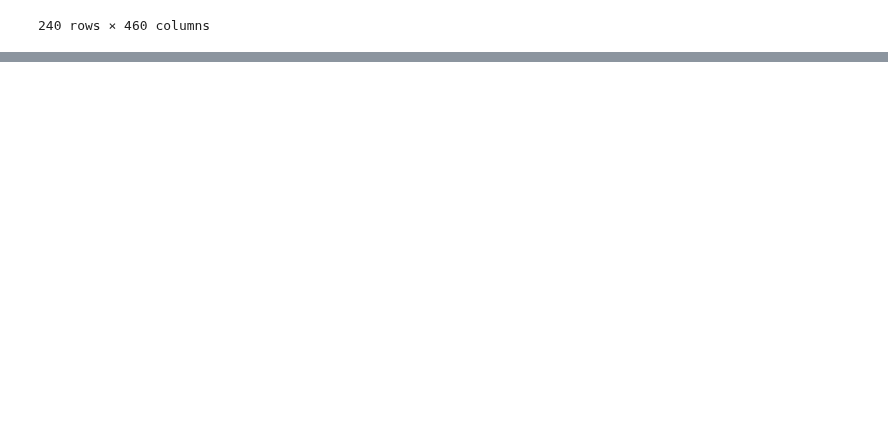
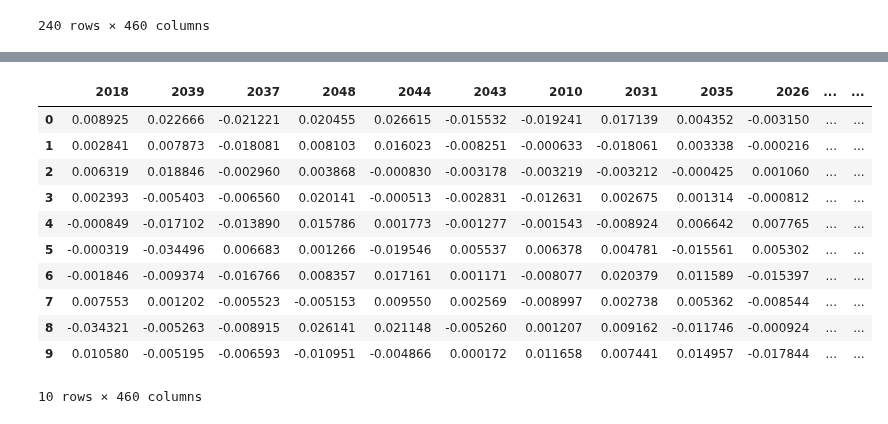
Before and after one commit to LyuLingfeng95/PhDProject1, a Jupyter notebook: Project1_p6_volatility.ipynb, the cells around one changed output, grey strips where cells are left out. Cells and saved outputs as stored; diff of their text form; code cells hidden in the pictures; blank space fills up the shorter version.

```diff
--- a/Project1_p6_volatility.ipynb
+++ b/Project1_p6_volatility.ipynb
@@ -1595,0 +1571,22 @@ Name: 2018, Length: 240, dtype: float64
+# %%
+# important
+
+import copulae
+from copulae import EmpiricalCopula, pseudo_obs
+from copulae.datasets import load_marginal_data
+u = pseudo_obs(df)
+emp_cop = EmpiricalCopula(u, smoothing="none")
+EmpiricalCopula.to_marginals(emp_cop.random(10, seed=10), df)
+# %% [output]
+|  | 2018 | 2039 | 2037 | 2048 | 2044 | 2043 | 2010 | 2031 | 2035 | 2026 | ... | ... |
+| 0 | 0.008925 | 0.022666 | -0.021221 | 0.020455 | 0.026615 | -0.015532 | -0.019241 | 0.017139 | 0.004352 | -0.003150 | ... | ... |
+| 1 | 0.002841 | 0.007873 | -0.018081 | 0.008103 | 0.016023 | -0.008251 | -0.000633 | -0.018061 | 0.003338 | -0.000216 | ... | ... |
+| 2 | 0.006319 | 0.018846 | -0.002960 | 0.003868 | -0.000830 | -0.003178 | -0.003219 | -0.003212 | -0.000425 | 0.001060 | ... | ... |
+| 3 | 0.002393 | -0.005403 | -0.006560 | 0.020141 | -0.000513 | -0.002831 | -0.012631 | 0.002675 | 0.001314 | -0.000812 | ... | ... |
+| 4 | -0.000849 | -0.017102 | -0.013890 | 0.015786 | 0.001773 | -0.001277 | -0.001543 | -0.008924 | 0.006642 | 0.007765 | ... | ... |
+| 5 | -0.000319 | -0.034496 | 0.006683 | 0.001266 | -0.019546 | 0.005537 | 0.006378 | 0.004781 | -0.015561 | 0.005302 | ... | ... |
+| 6 | -0.001846 | -0.009374 | -0.016766 | 0.008357 | 0.017161 | 0.001171 | -0.008077 | 0.020379 | 0.011589 | -0.015397 | ... | ... |
+| 7 | 0.007553 | 0.001202 | -0.005523 | -0.005153 | 0.009550 | 0.002569 | -0.008997 | 0.002738 | 0.005362 | -0.008544 | ... | ... |
+| 8 | -0.034321 | -0.005263 | -0.008915 | 0.026141 | 0.021148 | -0.005260 | 0.001207 | 0.009162 | -0.011746 | -0.000924 | ... | ... |
+| 9 | 0.010580 | -0.005195 | -0.006593 | -0.010951 | -0.004866 | 0.000172 | 0.011658 | 0.007441 | 0.014957 | -0.017844 | ... | ... |
+10 rows × 460 columns
```
Also changed, not shown: parts of 11 cells of this notebook, 2 other files.
